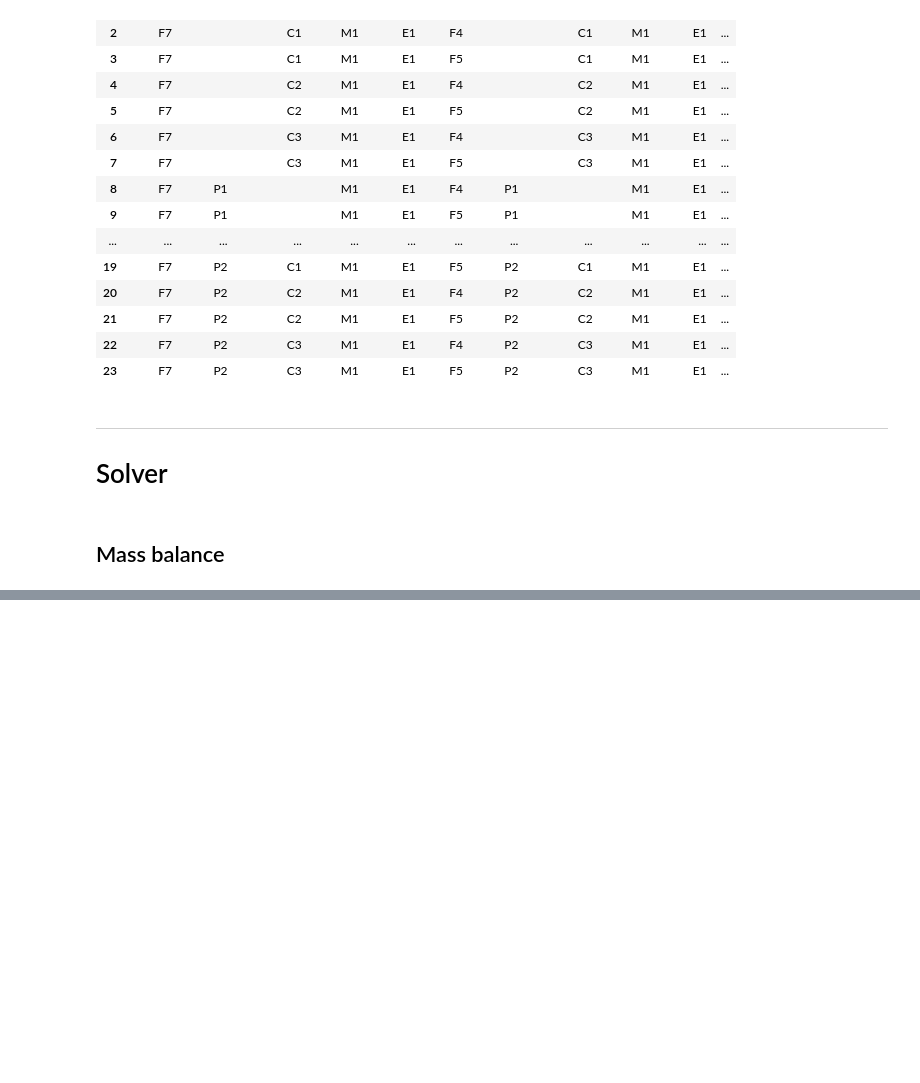
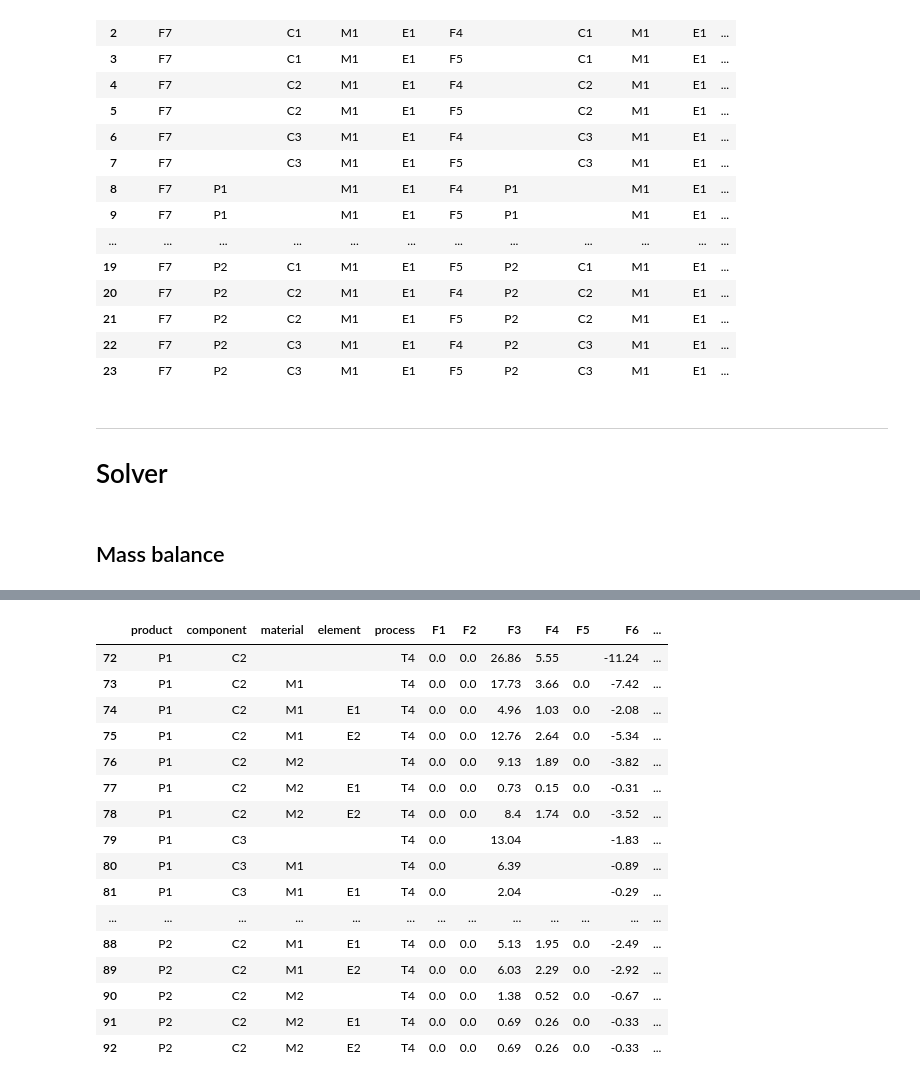
Before and after one commit to FutuRaM-Project/Recovery-Model, a Jupyter notebook: 01_consolidation.ipynb, the cells around one changed output, grey strips where cells are left out. Cells and saved outputs as stored; diff of their text form; code cells hidden in the pictures; blank space fills up the shorter version.

```diff
--- a/01_consolidation.ipynb
+++ b/01_consolidation.ipynb
@@ -299,0 +323,22 @@ mass_balance.fillna("")
+# %%
+process = "T4"
+mask = mass_balance["process"] == process
+mass_balance.round(2).fillna("").loc[mask, :]
+# %% [output]
+|  | product | component | material | element | process | F1 | F2 | F3 | F4 | F5 | F6 | ... |
+| 72 | P1 | C2 |  |  | T4 | 0.0 | 0.0 | 26.86 | 5.55 |  | -11.24 | ... |
+| 73 | P1 | C2 | M1 |  | T4 | 0.0 | 0.0 | 17.73 | 3.66 | 0.0 | -7.42 | ... |
+| 74 | P1 | C2 | M1 | E1 | T4 | 0.0 | 0.0 | 4.96 | 1.03 | 0.0 | -2.08 | ... |
+| 75 | P1 | C2 | M1 | E2 | T4 | 0.0 | 0.0 | 12.76 | 2.64 | 0.0 | -5.34 | ... |
+| 76 | P1 | C2 | M2 |  | T4 | 0.0 | 0.0 | 9.13 | 1.89 | 0.0 | -3.82 | ... |
+| 77 | P1 | C2 | M2 | E1 | T4 | 0.0 | 0.0 | 0.73 | 0.15 | 0.0 | -0.31 | ... |
+| 78 | P1 | C2 | M2 | E2 | T4 | 0.0 | 0.0 | 8.4 | 1.74 | 0.0 | -3.52 | ... |
+| 79 | P1 | C3 |  |  | T4 | 0.0 |  | 13.04 |  |  | -1.83 | ... |
+| 80 | P1 | C3 | M1 |  | T4 | 0.0 |  | 6.39 |  |  | -0.89 | ... |
+| 81 | P1 | C3 | M1 | E1 | T4 | 0.0 |  | 2.04 |  |  | -0.29 | ... |
+| ... | ... | ... | ... | ... | ... | ... | ... | ... | ... | ... | ... | ... |
+| 88 | P2 | C2 | M1 | E1 | T4 | 0.0 | 0.0 | 5.13 | 1.95 | 0.0 | -2.49 | ... |
+| 89 | P2 | C2 | M1 | E2 | T4 | 0.0 | 0.0 | 6.03 | 2.29 | 0.0 | -2.92 | ... |
+| 90 | P2 | C2 | M2 |  | T4 | 0.0 | 0.0 | 1.38 | 0.52 | 0.0 | -0.67 | ... |
+| 91 | P2 | C2 | M2 | E1 | T4 | 0.0 | 0.0 | 0.69 | 0.26 | 0.0 | -0.33 | ... |
+| 92 | P2 | C2 | M2 | E2 | T4 | 0.0 | 0.0 | 0.69 | 0.26 | 0.0 | -0.33 | ... |
```
Also changed, not shown: parts of 5 cells of this notebook, 10 other files.
